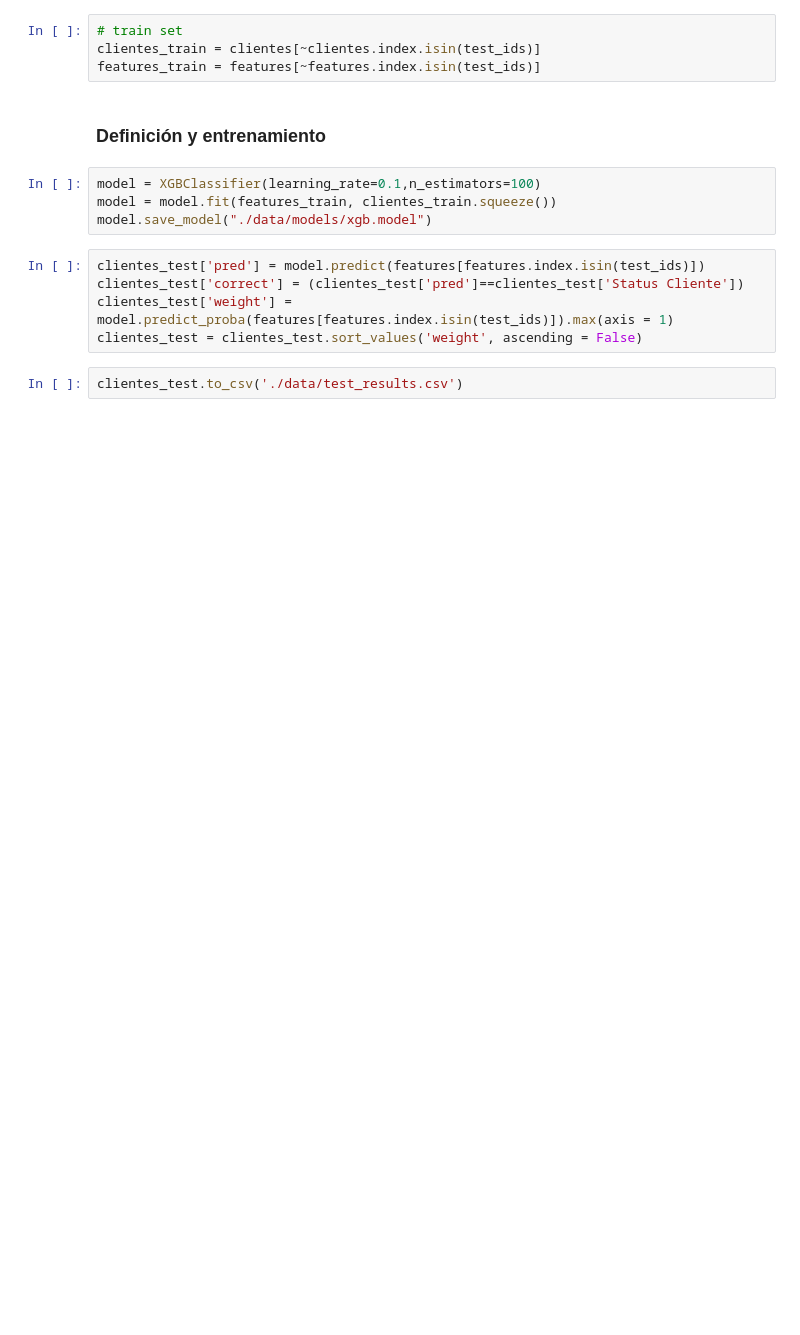
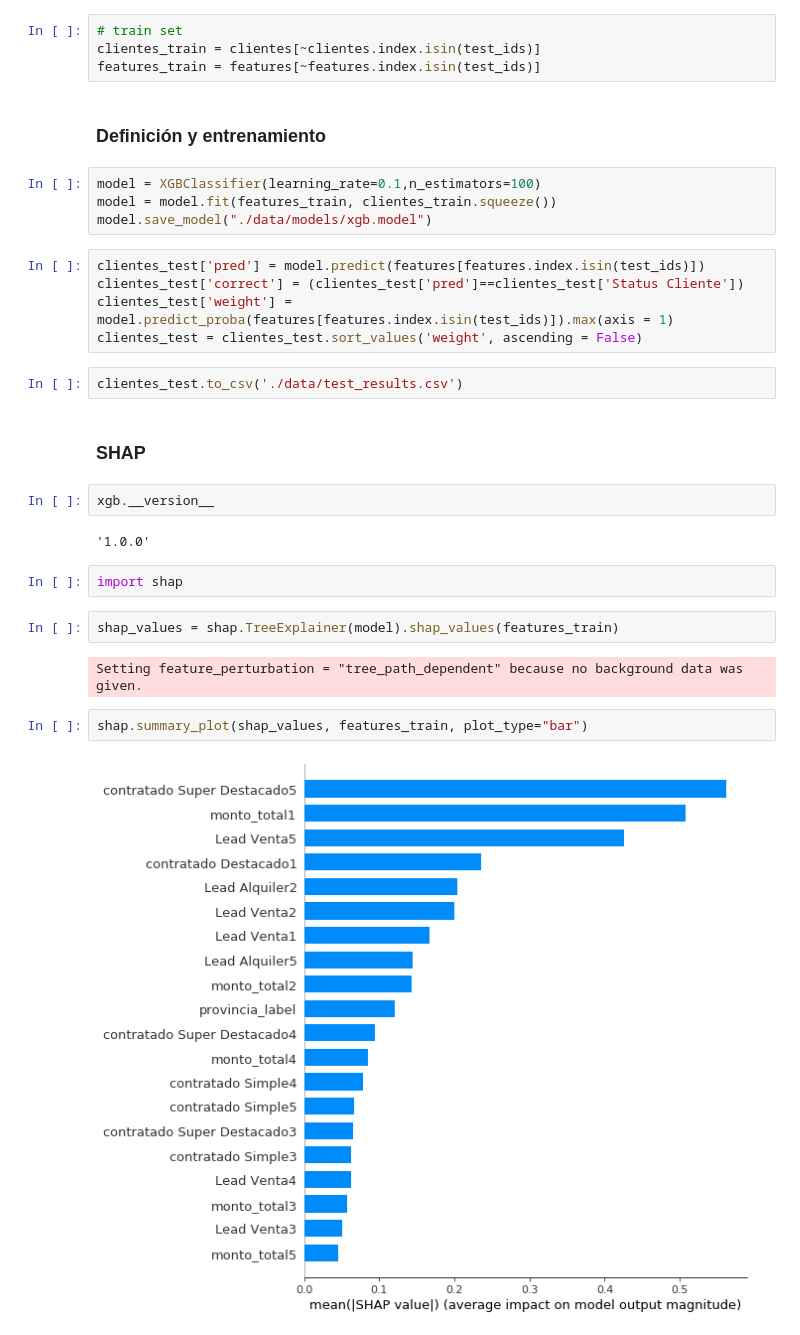
Before and after one commit to ITNavent/labs-ml-group, a Jupyter notebook: churn/version2/churn_model_train.ipynb, the cells around one changed output. Saved outputs shown, nothing was run; the diff lists cells and outputs as text; blank space fills up the shorter version.

```diff
--- a/churn/version2/churn_model_train.ipynb
+++ b/churn/version2/churn_model_train.ipynb
@@ -48,3 +48,19 @@ clientes_test['weight'] = model.predict_proba(features[features.index.isin(test_
 clientes_test = clientes_test.sort_values('weight', ascending = False)
 # %%
 clientes_test.to_csv('./data/test_results.csv')
+# %% [markdown]
+### SHAP
+# %%
+xgb.__version__
+# %% [output]
+'1.0.0'
+# %%
+import shap
+# %%
+shap_values = shap.TreeExplainer(model).shap_values(features_train)
+# %% [output]
+Setting feature_perturbation = "tree_path_dependent" because no background data was given.
+# %%
+shap.summary_plot(shap_values, features_train, plot_type="bar")
+# %% [output]
+[figure, added]
```
Also changed, not shown: parts of 4 cells of this notebook, 2 other files.
